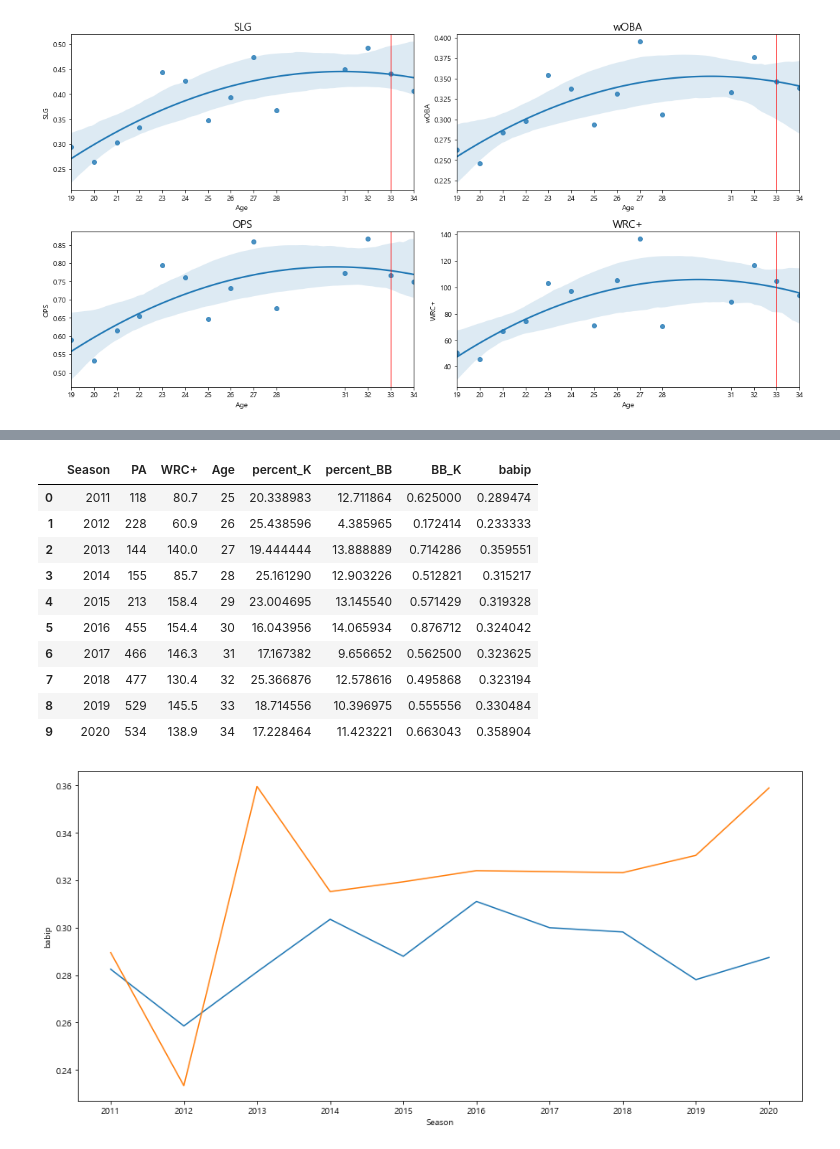
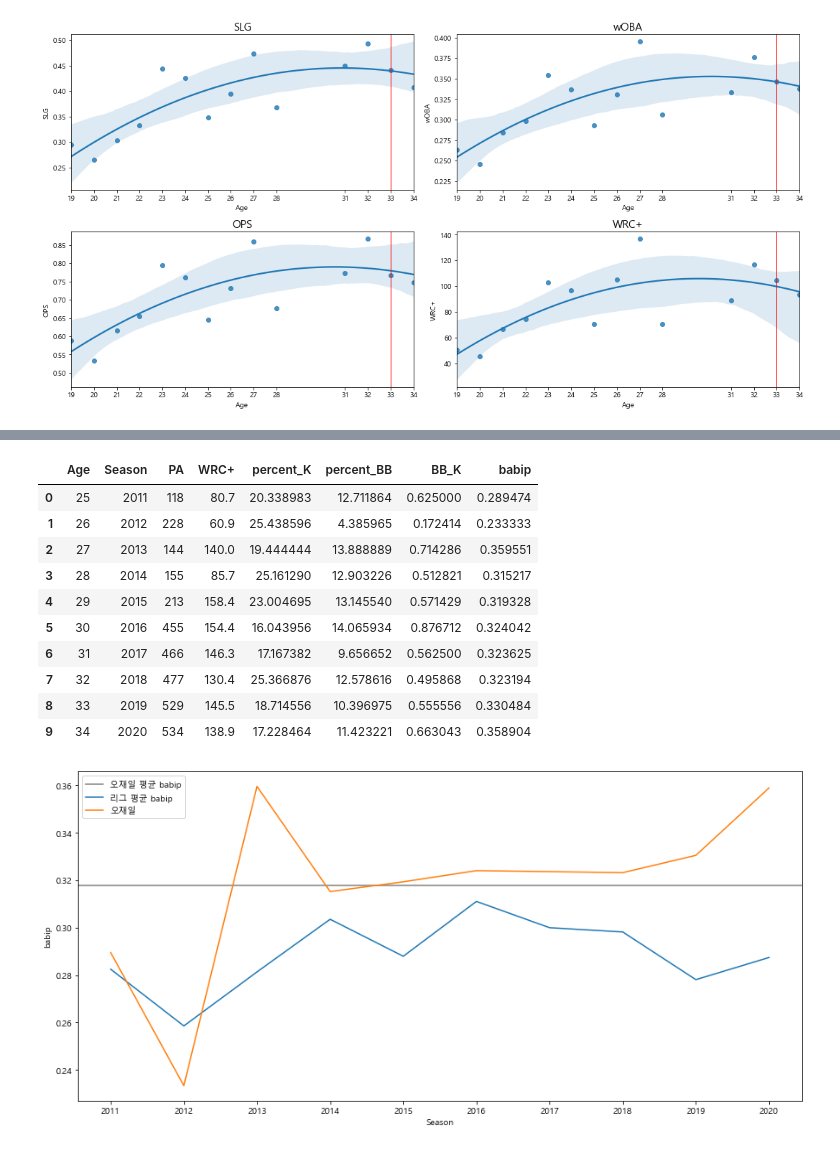
Before and after one commit to YeriNbow/KBO-Analysis, a Jupyter notebook: KBO Batter Analysis.ipynb, the cells around one changed output, grey strips where cells are left out. Saved outputs shown, nothing was run; the diff lists cells and outputs as text; code cells hidden in the pictures.

```diff
--- a/KBO Batter Analysis.ipynb
+++ b/KBO Batter Analysis.ipynb
@@ -428,24 +426,26 @@ df1120 = df1120.assign(babip = lambda x: (x.H - x.HR) / (x.AB - x.SO - x.HR + x.
 gr1120 = df1120.groupby(df1120.Season).mean().reset_index(drop=True)
 
 gr1120[['Season', 'babip']]
-oh[['Season', 'PA', 'WRC+', 'Age', 'percent_K', 'percent_BB', 'BB_K', 'babip']]
+oh[['Age', 'Season', 'PA', 'WRC+', 'percent_K', 'percent_BB', 'BB_K', 'babip']]
 # %% [output]
-|  | Season | PA | WRC+ | Age | percent_K | percent_BB | BB_K | babip |
-| 0 | 2011 | 118 | 80.7 | 25 | 20.338983 | 12.711864 | 0.625000 | 0.289474 |
-| 1 | 2012 | 228 | 60.9 | 26 | 25.438596 | 4.385965 | 0.172414 | 0.233333 |
-| 2 | 2013 | 144 | 140.0 | 27 | 19.444444 | 13.888889 | 0.714286 | 0.359551 |
-| 3 | 2014 | 155 | 85.7 | 28 | 25.161290 | 12.903226 | 0.512821 | 0.315217 |
-| 4 | 2015 | 213 | 158.4 | 29 | 23.004695 | 13.145540 | 0.571429 | 0.319328 |
-| 5 | 2016 | 455 | 154.4 | 30 | 16.043956 | 14.065934 | 0.876712 | 0.324042 |
-| 6 | 2017 | 466 | 146.3 | 31 | 17.167382 | 9.656652 | 0.562500 | 0.323625 |
-| 7 | 2018 | 477 | 130.4 | 32 | 25.366876 | 12.578616 | 0.495868 | 0.323194 |
-| 8 | 2019 | 529 | 145.5 | 33 | 18.714556 | 10.396975 | 0.555556 | 0.330484 |
-| 9 | 2020 | 534 | 138.9 | 34 | 17.228464 | 11.423221 | 0.663043 | 0.358904 |
+|  | Age | Season | PA | WRC+ | percent_K | percent_BB | BB_K | babip |
+| 0 | 25 | 2011 | 118 | 80.7 | 20.338983 | 12.711864 | 0.625000 | 0.289474 |
+| 1 | 26 | 2012 | 228 | 60.9 | 25.438596 | 4.385965 | 0.172414 | 0.233333 |
+| 2 | 27 | 2013 | 144 | 140.0 | 19.444444 | 13.888889 | 0.714286 | 0.359551 |
+| 3 | 28 | 2014 | 155 | 85.7 | 25.161290 | 12.903226 | 0.512821 | 0.315217 |
+| 4 | 29 | 2015 | 213 | 158.4 | 23.004695 | 13.145540 | 0.571429 | 0.319328 |
+| 5 | 30 | 2016 | 455 | 154.4 | 16.043956 | 14.065934 | 0.876712 | 0.324042 |
+| 6 | 31 | 2017 | 466 | 146.3 | 17.167382 | 9.656652 | 0.562500 | 0.323625 |
+| 7 | 32 | 2018 | 477 | 130.4 | 25.366876 | 12.578616 | 0.495868 | 0.323194 |
+| 8 | 33 | 2019 | 529 | 145.5 | 18.714556 | 10.396975 | 0.555556 | 0.330484 |
+| 9 | 34 | 2020 | 534 | 138.9 | 17.228464 | 11.423221 | 0.663043 | 0.358904 |
 # %%
 plt.figure(figsize=(15,7))
-sns.lineplot(group.Season, group.babip)
-sns.lineplot(oh.Season, oh.babip)
+plt.axhline(y=oh.babip.mean(), color='grey', label='오재일 평균 babip')
+sns.lineplot(oh.Season, gr1120.babip, label='리그 평균 babip')
+sns.lineplot(oh.Season, oh.babip, label='오재일')
 plt.xticks(oh.Season)
+plt.legend()
 plt.show()
 # %% [output]
-[figure, old version]
+[figure, new version]
```
Also changed, not shown: parts of 19 cells of this notebook.
